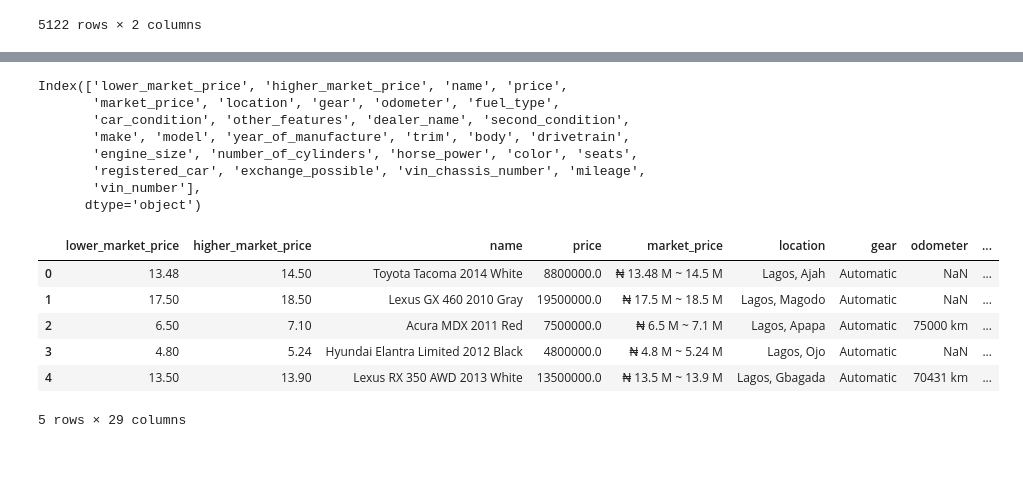
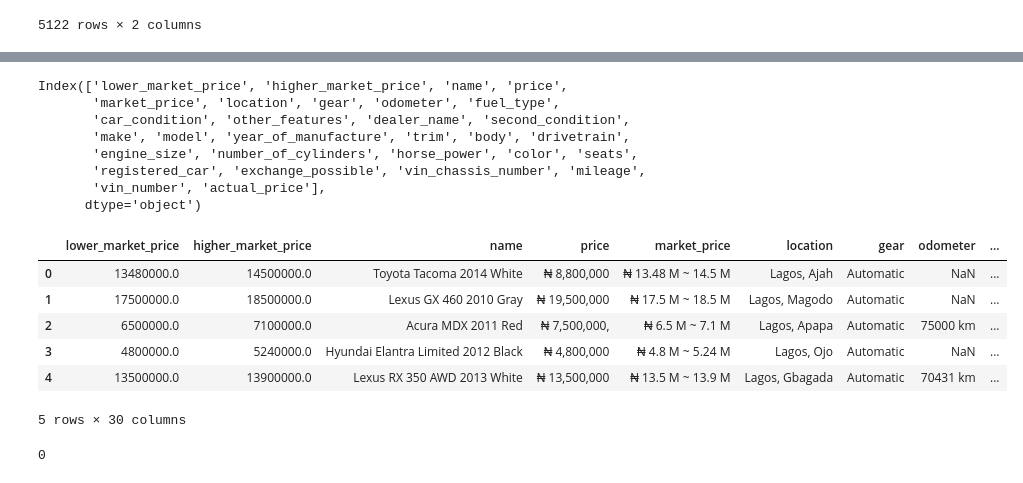
Before and after one commit to praisegee/car-price-prediction, a Jupyter notebook: notebook/preprocess.ipynb, the cells around one changed output, grey strips where cells are left out. Saved outputs shown, nothing was run; the diff lists cells and outputs as text; code cells hidden in the pictures.

```diff
--- a/notebook/preprocess.ipynb
+++ b/notebook/preprocess.ipynb
@@ -200,7 +94,7 @@ def clean_price(price):
     return float(new_price)
 # %%
 # plt.figure(figsize=(8, 4))
-df['price'] = df['price'].apply(clean_price)
+df["actual_price"] = df["price"].apply(clean_price)
 # %%
 df.columns
 # %% [output]
@@ -258,8 +155,8 @@ def get_market_price_range(market_prices):
     for price in market_prices:
 
         if not isinstance(price, str):
-            lower_market_price.append(0.0)
-            higher_market_price.append(0.0)
+            lower_market_price.append(np.nan)
+            higher_market_price.append(np.nan)
             continue
 
         lower, higher = price.split("~")
@@ -306,4 +204,6 @@ df2
 | 5121 | 5200000.0 | 6200000.0 |
 5122 rows × 2 columns
 # %%
-df3 = pd.concat([df2, df], axis=1)
+# combine the 2 dataframes
+df = pd.concat([df2, df], axis=1)
+df
@@ -333,5 +224,5 @@ df4
 # %%
-df3.columns
+df.columns
 # %% [output]
 Index(['lower_market_price', 'higher_market_price', 'name', 'price',
        'market_price', 'location', 'gear', 'odometer', 'fuel_type',
@@ -339,18 +230,23 @@ Index(['lower_market_price', 'higher_market_price', 'name', 'price',
        'make', 'model', 'year_of_manufacture', 'trim', 'body', 'drivetrain',
        'engine_size', 'number_of_cylinders', 'horse_power', 'color', 'seats',
        'registered_car', 'exchange_possible', 'vin_chassis_number', 'mileage',
-       'vin_number'],
+       'vin_number', 'actual_price'],
       dtype='object')
 # %%
-df3.head()
+df.head()
 # %% [output]
 |  | lower_market_price | higher_market_price | name | price | market_price | location | gear | odometer | ... |
-| 0 | 13.48 | 14.50 | Toyota Tacoma 2014 White | 8800000.0 | ₦ 13.48 M ~ 14.5 M | Lagos, Ajah | Automatic | NaN | ... |
-| 1 | 17.50 | 18.50 | Lexus GX 460 2010 Gray | 19500000.0 | ₦ 17.5 M ~ 18.5 M | Lagos, Magodo | Automatic | NaN | ... |
-| 2 | 6.50 | 7.10 | Acura MDX 2011 Red | 7500000.0 | ₦ 6.5 M ~ 7.1 M | Lagos, Apapa | Automatic | 75000 km | ... |
-| 3 | 4.80 | 5.24 | Hyundai Elantra Limited 2012 Black | 4800000.0 | ₦ 4.8 M ~ 5.24 M | Lagos, Ojo | Automatic | NaN | ... |
-| 4 | 13.50 | 13.90 | Lexus RX 350 AWD 2013 White | 13500000.0 | ₦ 13.5 M ~ 13.9 M | Lagos, Gbagada | Automatic | 70431 km | ... |
+| 0 | 13480000.0 | 14500000.0 | Toyota Tacoma 2014 White | ₦ 8,800,000 | ₦ 13.48 M ~ 14.5 M | Lagos, Ajah | Automatic | NaN | ... |
+| 1 | 17500000.0 | 18500000.0 | Lexus GX 460 2010 Gray | ₦ 19,500,000 | ₦ 17.5 M ~ 18.5 M | Lagos, Magodo | Automatic | NaN | ... |
+| 2 | 6500000.0 | 7100000.0 | Acura MDX 2011 Red | ₦ 7,500,000, | ₦ 6.5 M ~ 7.1 M | Lagos, Apapa | Automatic | 75000 km | ... |
+| 3 | 4800000.0 | 5240000.0 | Hyundai Elantra Limited 2012 Black | ₦ 4,800,000 | ₦ 4.8 M ~ 5.24 M | Lagos, Ojo | Automatic | NaN | ... |
+| 4 | 13500000.0 | 13900000.0 | Lexus RX 350 AWD 2013 White | ₦ 13,500,000 | ₦ 13.5 M ~ 13.9 M | Lagos, Gbagada | Automatic | 70431 km | ... |
-5 rows × 29 columns
+5 rows × 30 columns
 # %%
 # print("Lower price: ", lower_market_price, type(lower_market_price))
 # print("Higher price: ", higher_market_price, type(higher_market_price))
+# %%
+df = df[df["year_of_manufacture"].notna()]
+df["year_of_manufacture"].isna().sum()
+# %% [output]
+0
```
Also changed, not shown: parts of 138 cells of this notebook, 7 other files.
